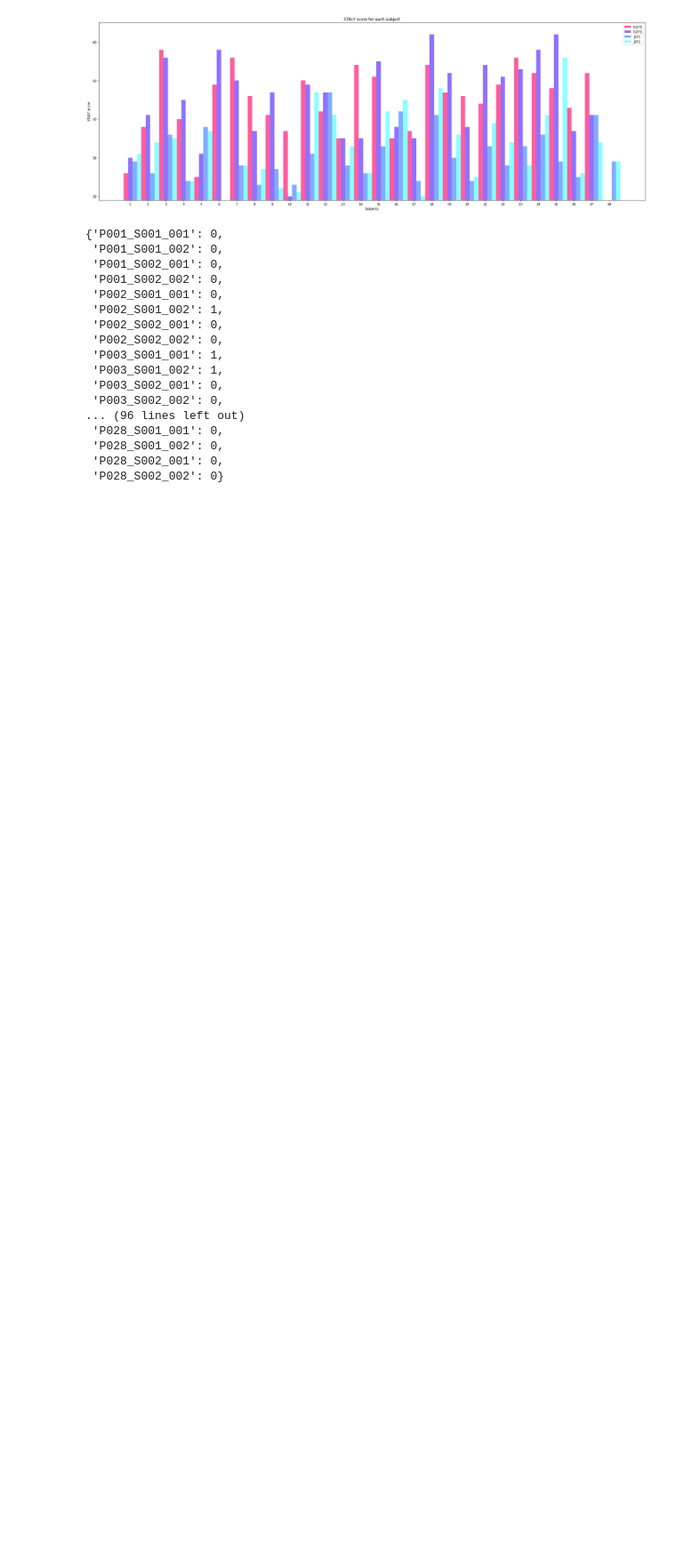
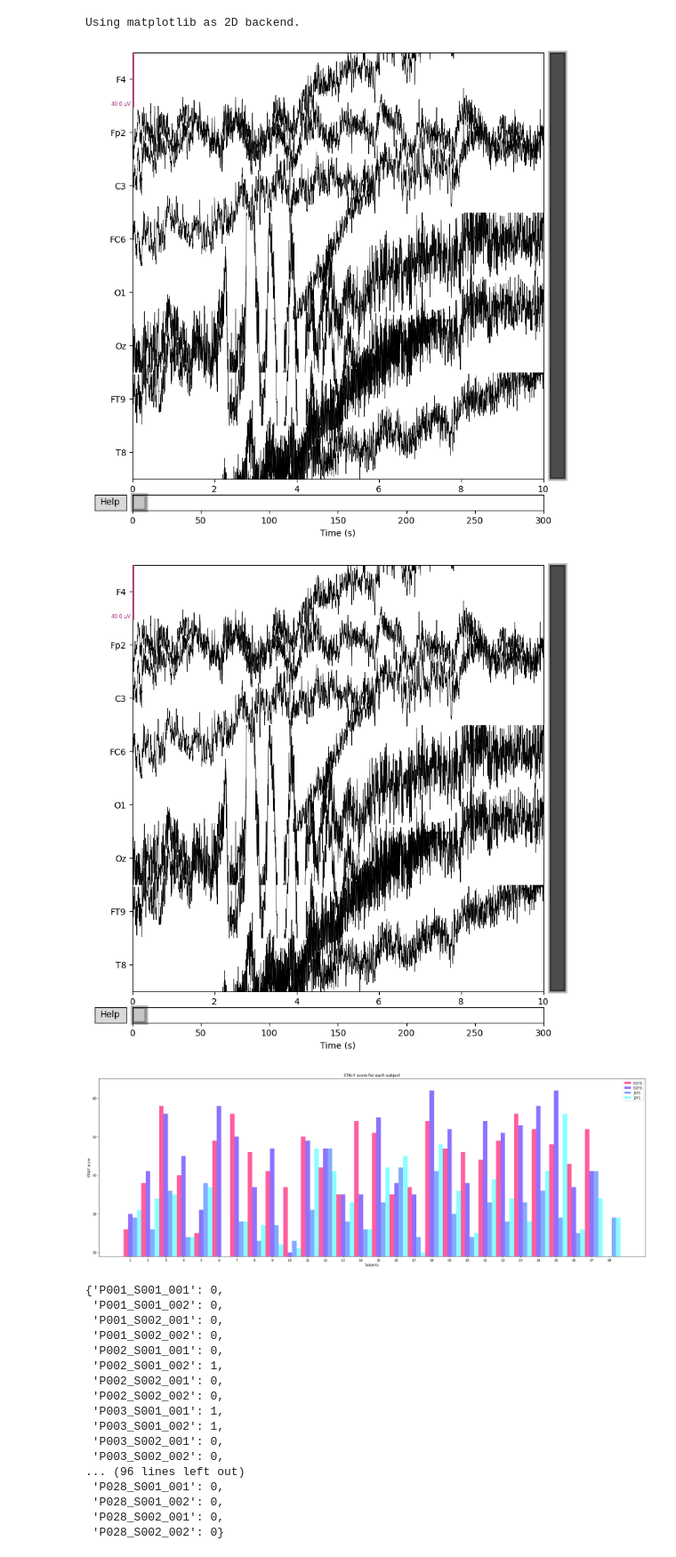
Before and after one commit to idamand/stress_detection_EEG, a Jupyter notebook: main.ipynb, the cells around one changed output. Shown: that part at 89% size. Drawn from its saved outputs; the diff is of its cells as text; code cells hidden in the pictures; blank space fills up the shorter version.

Commit message:
valid recordings is finished

```diff
--- a/main.ipynb
+++ b/main.ipynb
@@ -30,0 +4,2 @@ ERROR:root:Failed to read data for recording P028_S002_002
+# %%
+valid_recordings = get_valid_recordings('raw')
@@ -30,0 +45,3 @@ ERROR:root:Failed to read data for recording P028_S002_002
+# %%
+from utils.data_processing import extract_eeg_data
+data = extract_eeg_data(valid_recordings, 'raw')
@@ -31,3 +66,11 @@ ERROR:root:Failed to read data for recording P028_S002_002
+# %%
+import mne
+ex = data['P001_S001_001']
+ex.plot()
+# %% [output]
+Using matplotlib as 2D backend.
+[figure, added]
+[figure, added]
 # %%
 scores = compute_stai_scores()
 scores
```
Also changed, not shown: parts of 5 cells of this notebook, 3 other files.
